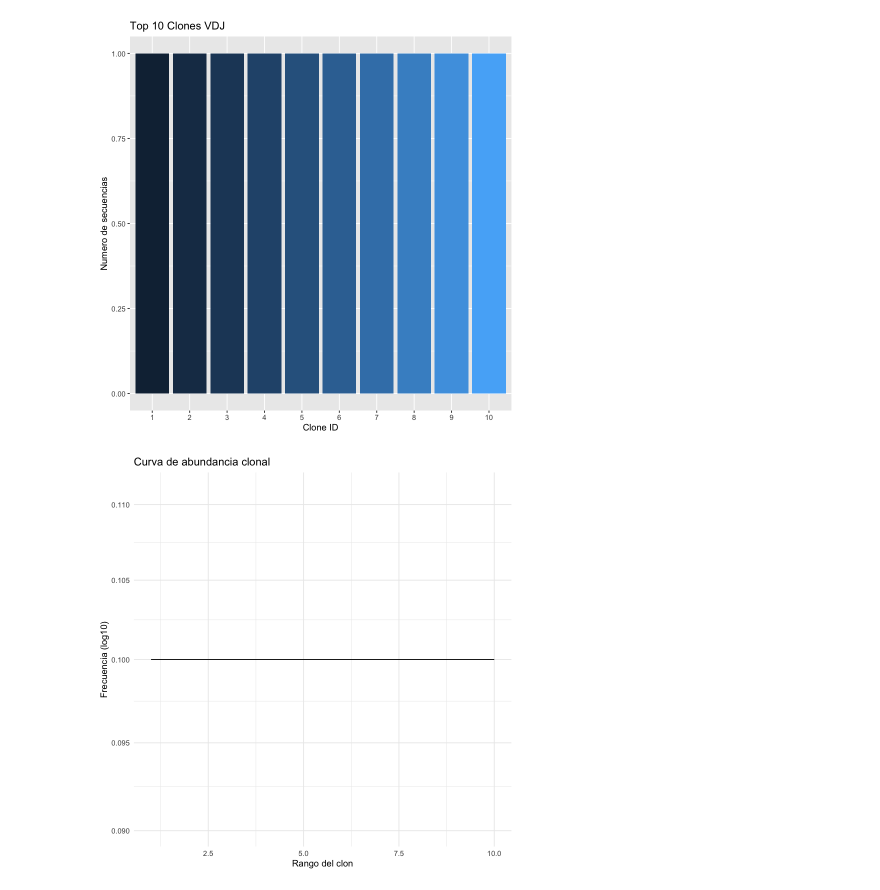
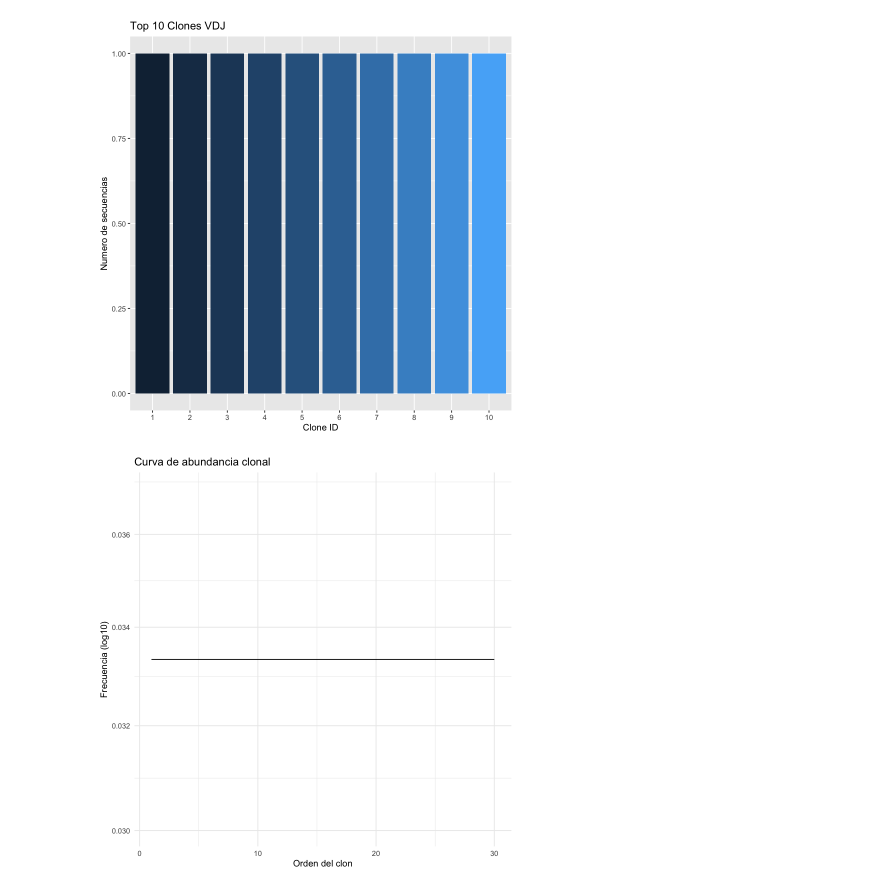
Before and after one commit to sofiacardenase/tesisbioinf-sofia, a Jupyter notebook: notebooks/codigometricas.ipynb, the cells around one changed output. Cells and saved outputs as stored; diff of their text form; code cells hidden in the pictures.

```diff
--- a/notebooks/codigometricas.ipynb
+++ b/notebooks/codigometricas.ipynb
@@ -29,7 +29,7 @@ library(alakazam)
 # Configuración de archivo
 
 carpeta_archivo <- "../data/output"
-nombre_archivo <- "repertorio_A_insilico_10_seqs_clone-pass.tsv"
+nombre_archivo <- "repertorio_A_insilico_30_seqs_clone-pass.tsv"
 
 # Construir ruta relativa
 archivo_clones <- here(carpeta_archivo, nombre_archivo)
@@ -86,15 +78,15 @@ ggplot(top10, aes(x = reorder(clone_id, -n_seq), y = n_seq, fill = clone_id)) +
 # %%
 # Curva de abundancia clonal
 
 clon_size %>%
   mutate(rank = row_number()) %>%
   ggplot(aes(x = rank, y = freq)) +
   geom_line() +
   scale_y_log10() +
-  labs(title = "Curva de abundancia clonal", x = "Rango del clon", y = "Frecuencia (log10)") +
+  labs(title = "Curva de abundancia clonal", x = "Orden del clon", y = "Frecuencia (log10)") +
   theme_minimal()
 # %% [output]
-[figure, old version]
+[figure, new version]
 # %%
 # Distribución acumulada
 
```
Also changed, not shown: parts of 14 cells of this notebook, 2 other files.
